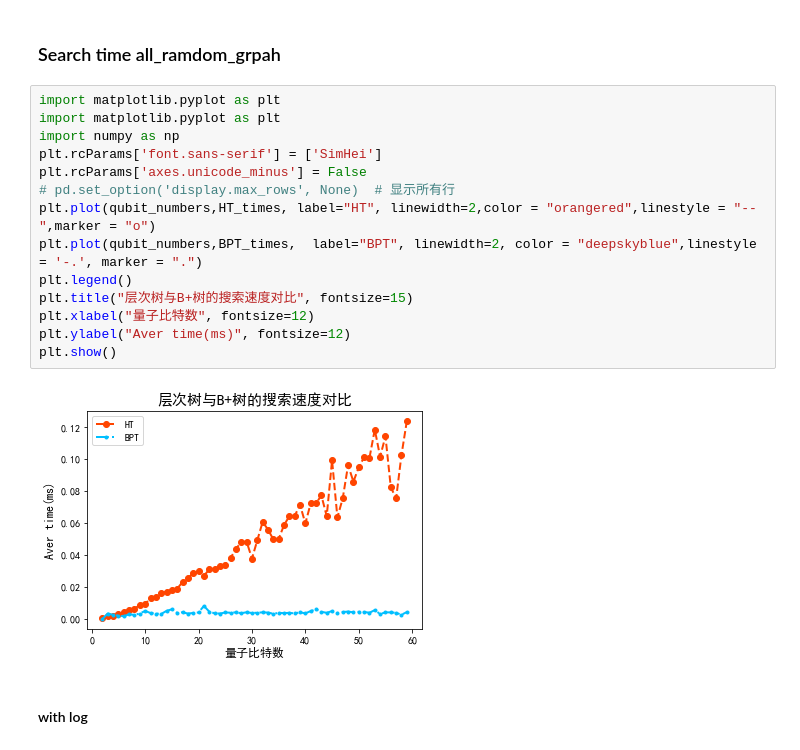
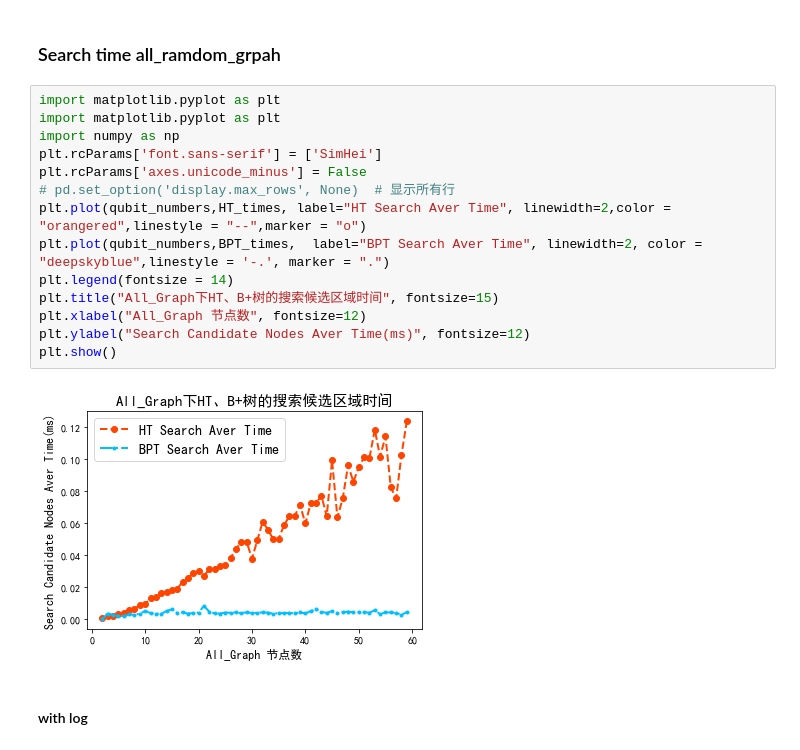
Before and after one commit to kechen666/QuCloud_qubitmapping_B-tree, a Jupyter notebook: output/analysis.ipynb, the cells around one changed output. Saved outputs shown, nothing was run; the diff lists cells and outputs as text.

```diff
--- a/output/analysis.ipynb
+++ b/output/analysis.ipynb
@@ -75,19 +75,19 @@ F_singlegraph_time_2_80,qubit_numbers_2_80  = get_F(fast_newman_singlegraph_time
 # %%
 import matplotlib.pyplot as plt
 import matplotlib.pyplot as plt
 import numpy as np
 plt.rcParams['font.sans-serif'] = ['SimHei']
 plt.rcParams['axes.unicode_minus'] = False
 # pd.set_option('display.max_rows', None)  # 显示所有行
-plt.plot(qubit_numbers,HT_times, label="HT", linewidth=2,color = "orangered",linestyle = "--",marker = "o")
-plt.plot(qubit_numbers,BPT_times,  label="BPT", linewidth=2, color = "deepskyblue",linestyle = '-.', marker = ".")
-plt.legend()
-plt.title("层次树与B+树的搜索速度对比", fontsize=15)
-plt.xlabel("量子比特数", fontsize=12)
-plt.ylabel("Aver time(ms)", fontsize=12)
+plt.plot(qubit_numbers,HT_times, label="HT Search Aver Time", linewidth=2,color = "orangered",linestyle = "--",marker = "o")
+plt.plot(qubit_numbers,BPT_times,  label="BPT Search Aver Time", linewidth=2, color = "deepskyblue",linestyle = '-.', marker = ".")
+plt.legend(fontsize = 14)
+plt.title("All_Graph下HT、B+树的搜索候选区域时间", fontsize=15)
+plt.xlabel("All_Graph 节点数", fontsize=12)
+plt.ylabel("Search Candidate Nodes Aver Time(ms)", fontsize=12)
 plt.show()
 # %% [output]
-[figure, old version]
+[figure, new version]
 # %% [markdown]
 #### with log
 # %%
```
Also changed, not shown: parts of 7 cells of this notebook, 3 other files.
